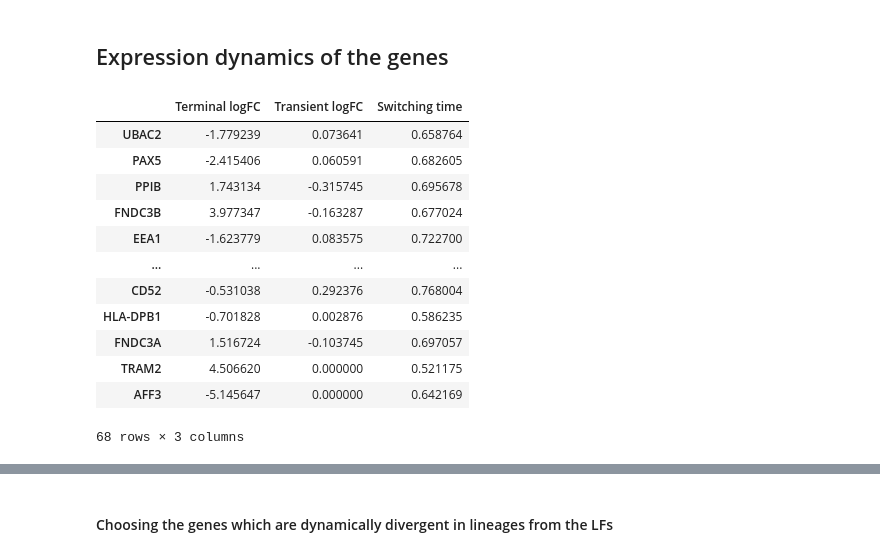
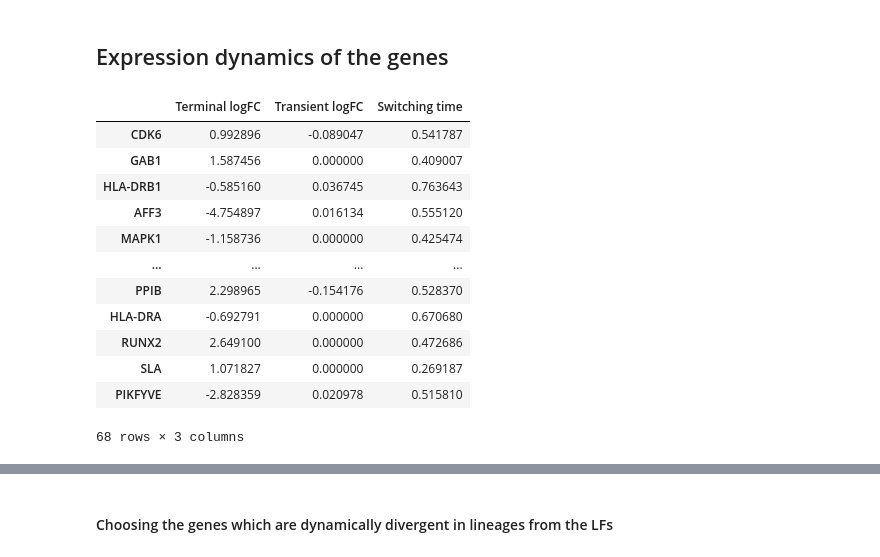
Before and after one commit to sachha-naksha/B_Cell_States, a Jupyter notebook: multiome_dynamic_regulation/py_scripts/analysis/global_grn_dynamics.ipynb, the cells around one changed output, grey strips where cells are left out. Cells and saved outputs as stored; diff of their text form; code cells hidden in the pictures.

```diff
--- a/multiome_dynamic_regulation/py_scripts/analysis/global_grn_dynamics.ipynb
+++ b/multiome_dynamic_regulation/py_scripts/analysis/global_grn_dynamics.ipynb
@@ -376,25 +376,25 @@ Indices: {'ABL1': 69, 'ANAPC1': 385, 'ANAPC10': 386, 'ANAPC11': 387, 'ANAPC13':
 ## Expression dynamics of the genes
 # %%
 # get lcpm chars for these genes
-dcurve_pb, dtime_pb = compute_expression_regulation_curves(dictys_dynamic_object, start=1, stop=2, num=100, dist=0.0005, mode="expression")
+dcurve_pb, dtime_pb = compute_expression_regulation_curves(dictys_dynamic_object, start=0, stop=2, num=100, dist=0.0005, mode="expression")
 # slice the dcurve for the lf genes using gene names which are indices in pandas df
 lf_lcpm_dcurve_pb = dcurve_pb.loc[lf_genes]
 # get dchars for these genes
 lf_lcpm_dchar_pb = compute_curve_characteristics(lf_lcpm_dcurve_pb, dtime_pb)
 display(lf_lcpm_dchar_pb)
 # %% [output]
 |  | Terminal logFC | Transient logFC | Switching time |
-| UBAC2 | -1.779239 | 0.073641 | 0.658764 |
-| PAX5 | -2.415406 | 0.060591 | 0.682605 |
-| PPIB | 1.743134 | -0.315745 | 0.695678 |
-| FNDC3B | 3.977347 | -0.163287 | 0.677024 |
-| EEA1 | -1.623779 | 0.083575 | 0.722700 |
+| CDK6 | 0.992896 | -0.089047 | 0.541787 |
+| GAB1 | 1.587456 | 0.000000 | 0.409007 |
+| HLA-DRB1 | -0.585160 | 0.036745 | 0.763643 |
+| AFF3 | -4.754897 | 0.016134 | 0.555120 |
+| MAPK1 | -1.158736 | 0.000000 | 0.425474 |
 | ... | ... | ... | ... |
-| CD52 | -0.531038 | 0.292376 | 0.768004 |
-| HLA-DPB1 | -0.701828 | 0.002876 | 0.586235 |
-| FNDC3A | 1.516724 | -0.103745 | 0.697057 |
-| TRAM2 | 4.506620 | 0.000000 | 0.521175 |
-| AFF3 | -5.145647 | 0.000000 | 0.642169 |
+| PPIB | 2.298965 | -0.154176 | 0.528370 |
+| HLA-DRA | -0.692791 | 0.000000 | 0.670680 |
+| RUNX2 | 2.649100 | 0.000000 | 0.472686 |
+| SLA | 1.071827 | 0.000000 | 0.269187 |
+| PIKFYVE | -2.828359 | 0.020978 | 0.515810 |
 68 rows × 3 columns
 # %%
 # get lcpm chars for these genes
```
Also changed, not shown: parts of 25 cells of this notebook.
